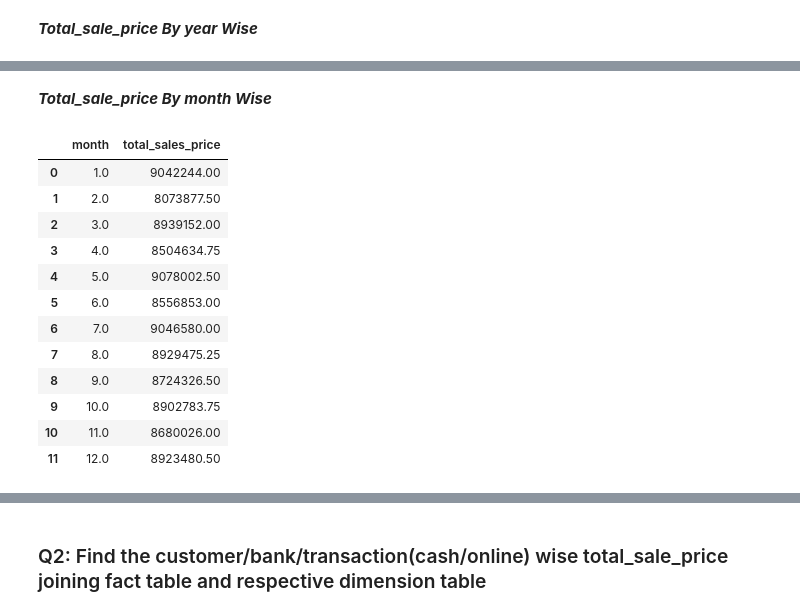
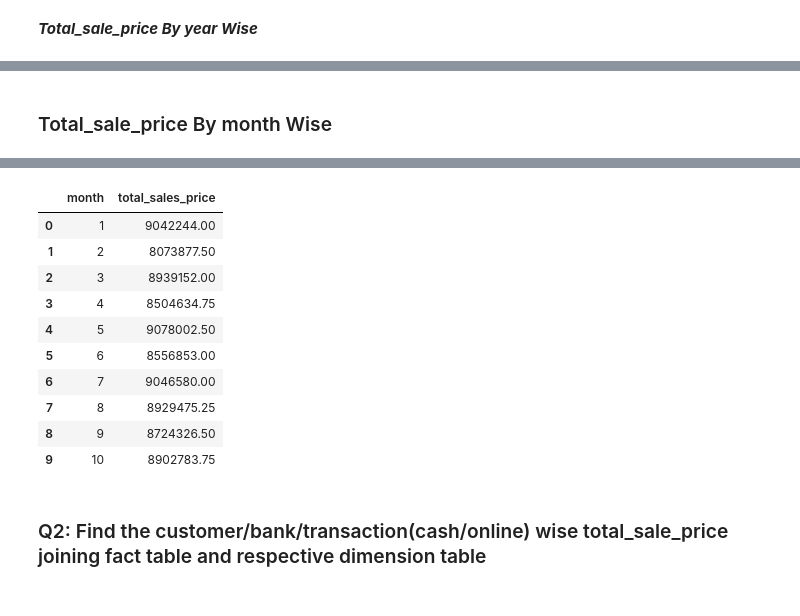
Before and after one commit to SadiaAlamChy/HDA-Tech-Learning, a Jupyter notebook: notebook/analytics/Olap.ipynb, the cells around one changed output, grey strips where cells are left out. Saved outputs shown, nothing was run; the diff lists cells and outputs as text; code cells hidden in the pictures.

```diff
--- a/notebook/analytics/Olap.ipynb
+++ b/notebook/analytics/Olap.ipynb
@@ -109,21 +174,17 @@ data
 # %% [markdown]
-***Total_sale_price By month Wise***
+### Total_sale_price By month Wise
-# %%
-query ="SELECT  month, SUM(total_price) total_sales_price FROM ecom_schema.time_dim INNER JOIN ecom_schema.fact_table ON fact_table.time_key = time_dim.time_key GROUP BY time_dim.month;"
-
-data = sqlio.read_sql_query(query,conn)
-data
-# %% [output]
-|  | month | total_sales_price |
-| 0 | 1.0 | 9042244.00 |
-| 1 | 2.0 | 8073877.50 |
-| 2 | 3.0 | 8939152.00 |
-| 3 | 4.0 | 8504634.75 |
-| 4 | 5.0 | 9078002.50 |
-| 5 | 6.0 | 8556853.00 |
-| 6 | 7.0 | 9046580.00 |
-| 7 | 8.0 | 8929475.25 |
-| 8 | 9.0 | 8724326.50 |
-| 9 | 10.0 | 8902783.75 |
-| 10 | 11.0 | 8680026.00 |
-| 11 | 12.0 | 8923480.50 |
+# %%
+con = PostgresConnection().getConnection()
+
+cur = con.cursor()
+select_stmt = "SELECT  tim.month, SUM(t.total_price) total_sales_price " \
+        "FROM ecom_schema.fact_table t " \
+        "JOIN ecom_schema.store_dim s on s.store_key = t.store_key " \
+        "JOIN ecom_schema.time_dim tim on tim.time_key = t.time_key " \
+        "GROUP BY CUBE(tim.month)" \
+        "ORDER BY tim.month;"  # Ascending order
+cur.execute(select_stmt)
+records = cur.fetchall()
+df = pd.DataFrame(list(records), columns=['month', 'total_sales_price'])
+df.head(10)
+# %% [output]
@@ -130,2 +192,13 @@ data
+|  | month | total_sales_price |
+| 0 | 1 | 9042244.00 |
+| 1 | 2 | 8073877.50 |
+| 2 | 3 | 8939152.00 |
+| 3 | 4 | 8504634.75 |
+| 4 | 5 | 9078002.50 |
+| 5 | 6 | 8556853.00 |
+| 6 | 7 | 9046580.00 |
+| 7 | 8 | 8929475.25 |
+| 8 | 9 | 8724326.50 |
+| 9 | 10 | 8902783.75 |
 # %% [markdown]
 ### Q2: Find the customer/bank/transaction(cash/online) wise total_sale_price joining fact table and respective dimension table
```
Also changed, not shown: parts of 24 cells of this notebook, 1 other file.
